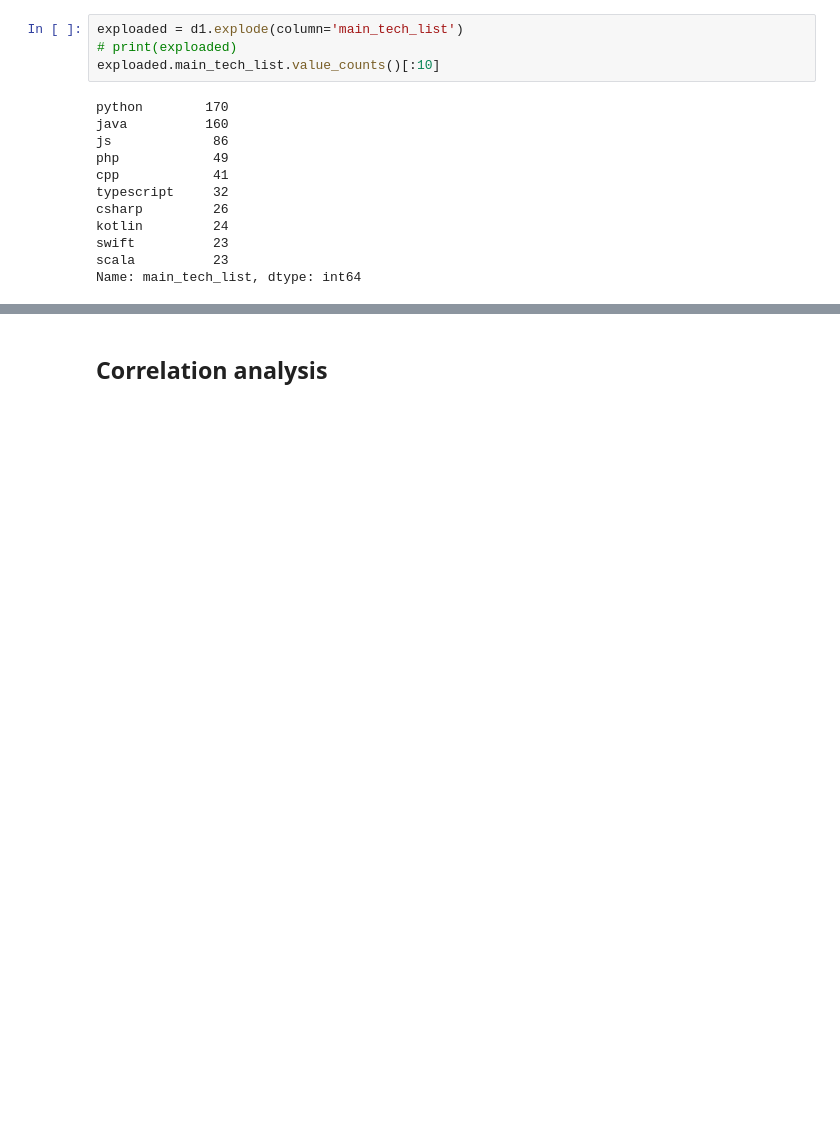
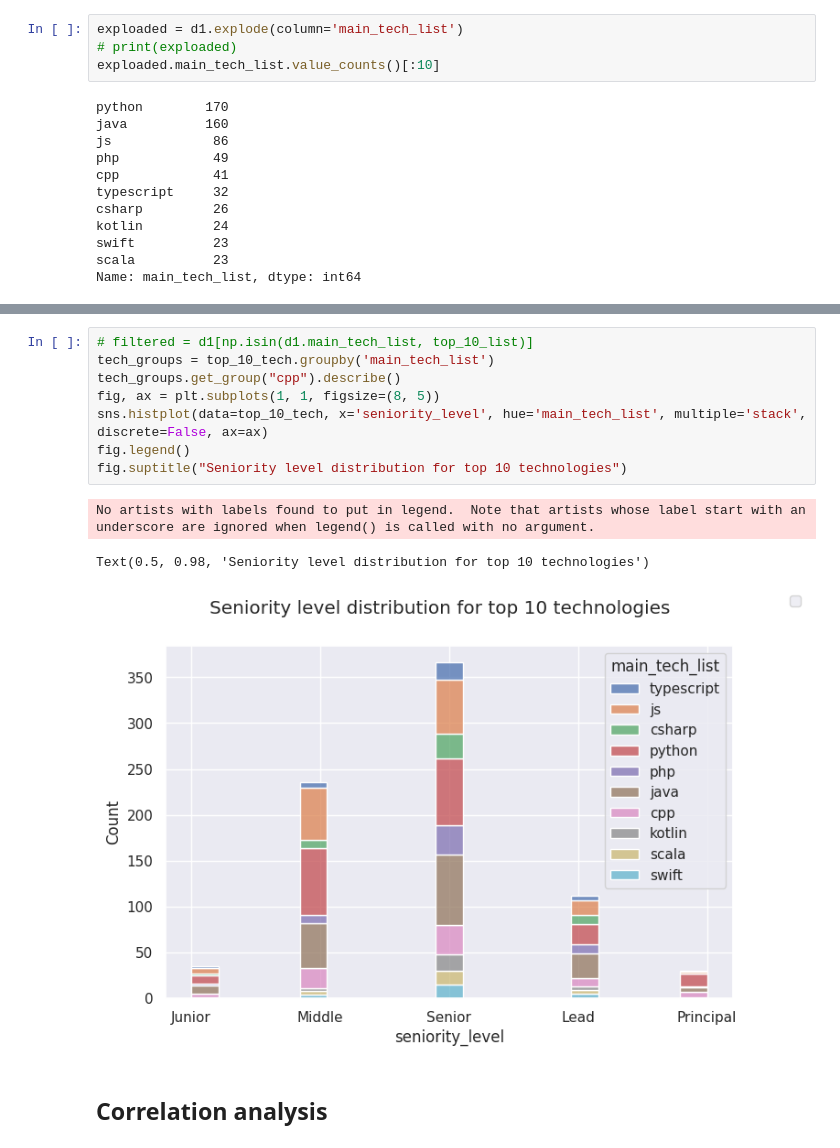
Before and after one commit to x00Pavel/Data-Storage-and-Preparation-projects, a Jupyter notebook: projekt-2/main.ipynb, the cells around one changed output, grey strips where cells are left out. Drawn from its saved outputs; the diff is of its cells as text; blank space fills up the shorter version.

```diff
--- a/projekt-2/main.ipynb
+++ b/projekt-2/main.ipynb
@@ -383,3 +383,15 @@ fig.set_tight_layout(True)
+# %%
+# filtered = d1[np.isin(d1.main_tech_list, top_10_list)]
+tech_groups = top_10_tech.groupby('main_tech_list')
+tech_groups.get_group("cpp").describe()
+fig, ax = plt.subplots(1, 1, figsize=(8, 5))
+sns.histplot(data=top_10_tech, x='seniority_level', hue='main_tech_list', multiple='stack', discrete=False, ax=ax)
+fig.legend()
+fig.suptitle("Seniority level distribution for top 10 technologies")
+# %% [output]
+No artists with labels found to put in legend.  Note that artists whose label start with an underscore are ignored when legend() is called with no argument.
+Text(0.5, 0.98, 'Seniority level distribution for top 10 technologies')
+[figure, added]
 # %% [markdown]
 ## Correlation analysis
 # %%
```
Also changed, not shown: parts of 14 cells of this notebook.
